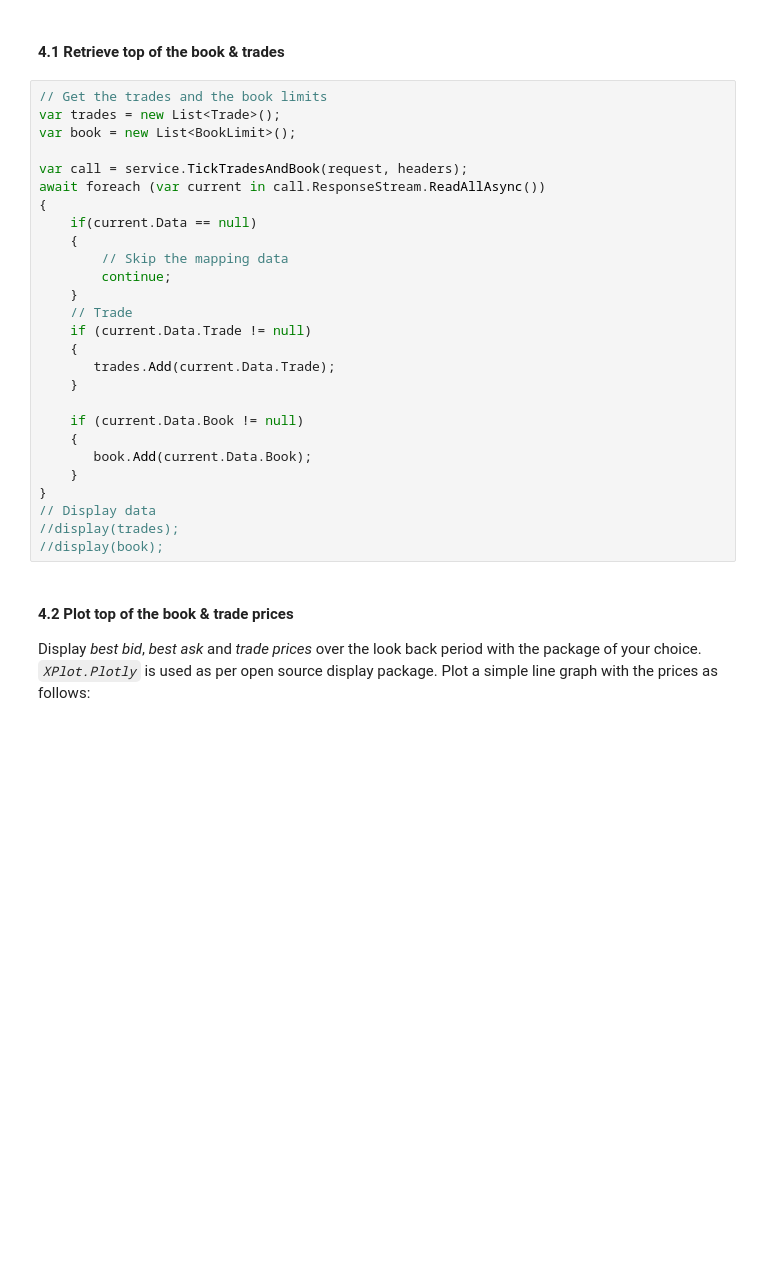
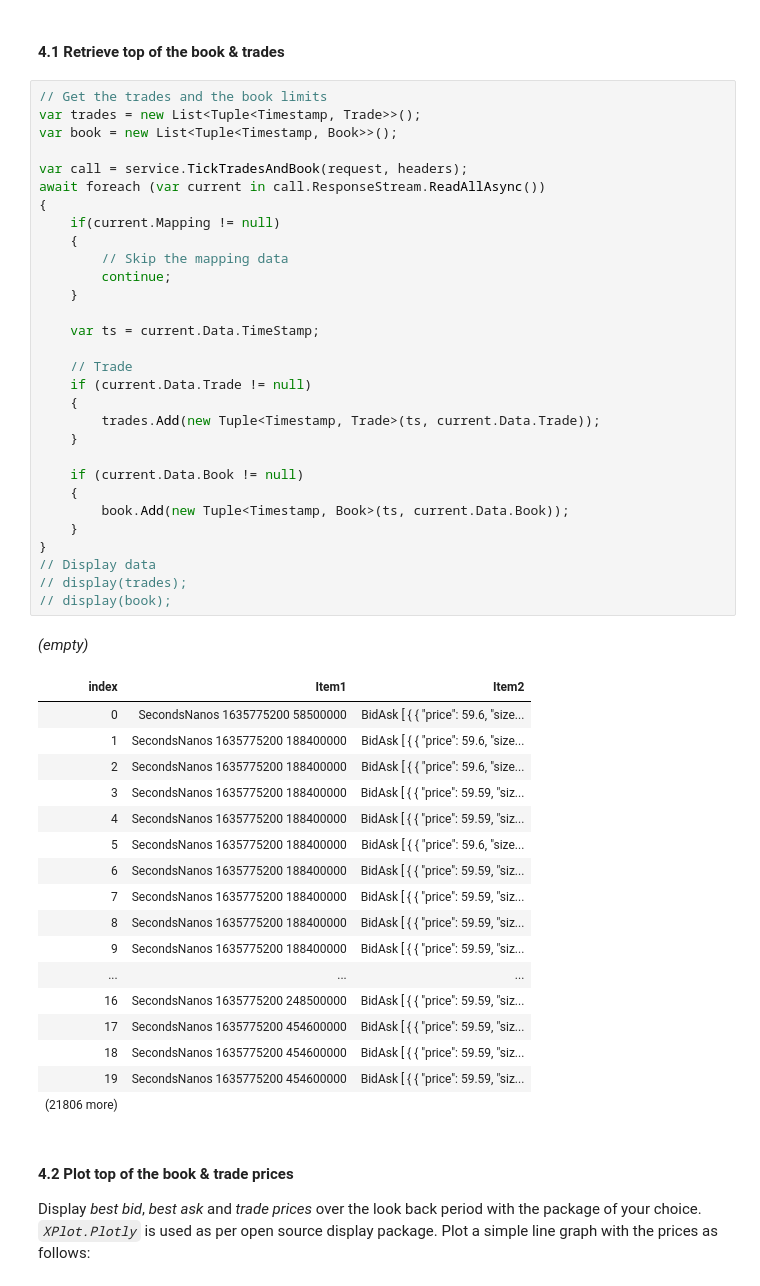
Before and after one commit to systemathics/notebook-examples, a Jupyter notebook: csharp/3-Market data/Tick/[Tick] topofbook_and_trades.ipynb, the cells around one changed output. Cells and saved outputs as stored; diff of their text form; blank space fills up the shorter version.

```diff
--- a/csharp/3-Market data/Tick/[Tick] topofbook_and_trades.ipynb
+++ b/csharp/3-Market data/Tick/[Tick] topofbook_and_trades.ipynb
@@ -109,31 +125,53 @@ var service = new TickTradesAndBookService.TickTradesAndBookServiceClient(channe
 #### 4.1 Retrieve top of the book & trades
 # %%
 // Get the trades and the book limits
-var trades = new List<Trade>();
-var book = new List<BookLimit>();
+var trades = new List<Tuple<Timestamp, Trade>>();
+var book = new List<Tuple<Timestamp, Book>>();
 
 var call = service.TickTradesAndBook(request, headers);
 await foreach (var current in call.ResponseStream.ReadAllAsync())
 {
-    if(current.Data == null)
+    if(current.Mapping != null)
     {
         // Skip the mapping data
         continue;
     }
+
+    var ts = current.Data.TimeStamp;
+
     // Trade
     if (current.Data.Trade != null)
     {
-       trades.Add(current.Data.Trade);
+        trades.Add(new Tuple<Timestamp, Trade>(ts, current.Data.Trade));
     }
 
     if (current.Data.Book != null)
     {
-       book.Add(current.Data.Book);
+        book.Add(new Tuple<Timestamp, Book>(ts, current.Data.Book));
     }
 }
 // Display data
-//display(trades);
-//display(book);
+// display(trades);
+// display(book);
+# %% [output]
+(empty)
+| index | Item1 | Item2 |
+| 0 | SecondsNanos 1635775200 58500000 | BidAsk [ { { "price": 59.6, "size... |
+| 1 | SecondsNanos 1635775200 188400000 | BidAsk [ { { "price": 59.6, "size... |
+| 2 | SecondsNanos 1635775200 188400000 | BidAsk [ { { "price": 59.6, "size... |
+| 3 | SecondsNanos 1635775200 188400000 | BidAsk [ { { "price": 59.59, "siz... |
+| 4 | SecondsNanos 1635775200 188400000 | BidAsk [ { { "price": 59.59, "siz... |
+| 5 | SecondsNanos 1635775200 188400000 | BidAsk [ { { "price": 59.6, "size... |
+| 6 | SecondsNanos 1635775200 188400000 | BidAsk [ { { "price": 59.59, "siz... |
+| 7 | SecondsNanos 1635775200 188400000 | BidAsk [ { { "price": 59.59, "siz... |
+| 8 | SecondsNanos 1635775200 188400000 | BidAsk [ { { "price": 59.59, "siz... |
+| 9 | SecondsNanos 1635775200 188400000 | BidAsk [ { { "price": 59.59, "siz... |
+| ... | ... | ... |
+| 16 | SecondsNanos 1635775200 248500000 | BidAsk [ { { "price": 59.59, "siz... |
+| 17 | SecondsNanos 1635775200 454600000 | BidAsk [ { { "price": 59.59, "siz... |
+| 18 | SecondsNanos 1635775200 454600000 | BidAsk [ { { "price": 59.59, "siz... |
+| 19 | SecondsNanos 1635775200 454600000 | BidAsk [ { { "price": 59.59, "siz... |
+| (21806 more) |  |  |
 # %% [markdown]
 #### 4.2 Plot top of the book & trade prices
 Display *best bid*, *best ask* and *trade prices* over the look back period with the package of your choice.<br>*`XPlot.Plotly`* is used as per open source display package.
```
Also changed, not shown: parts of 9 cells of this notebook, 19 other files.
